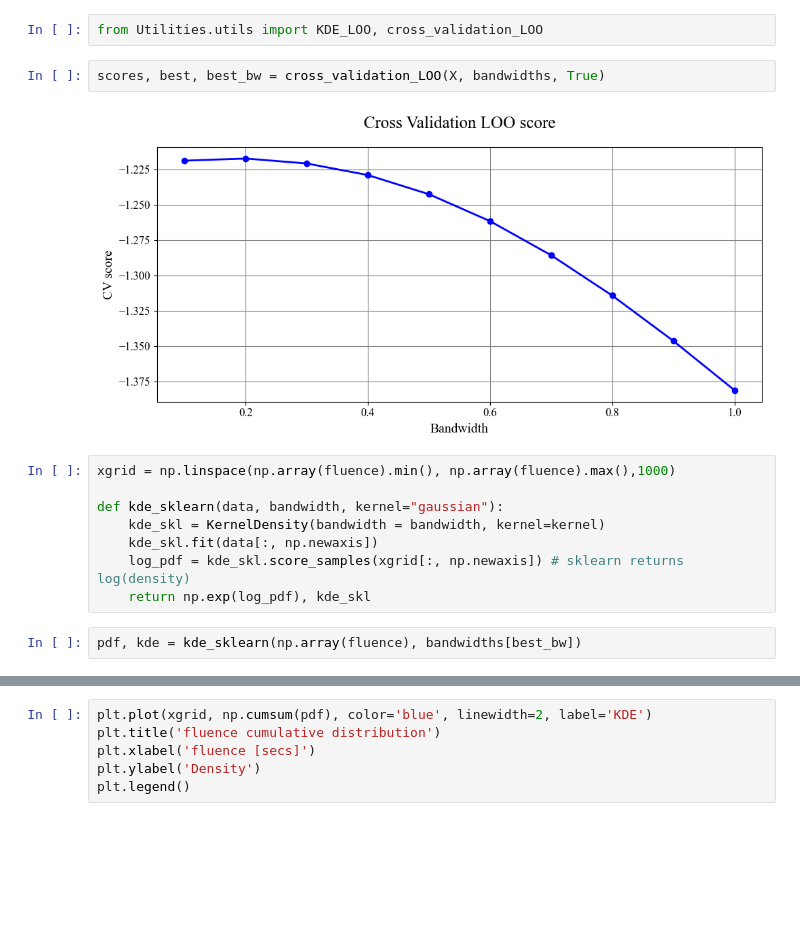
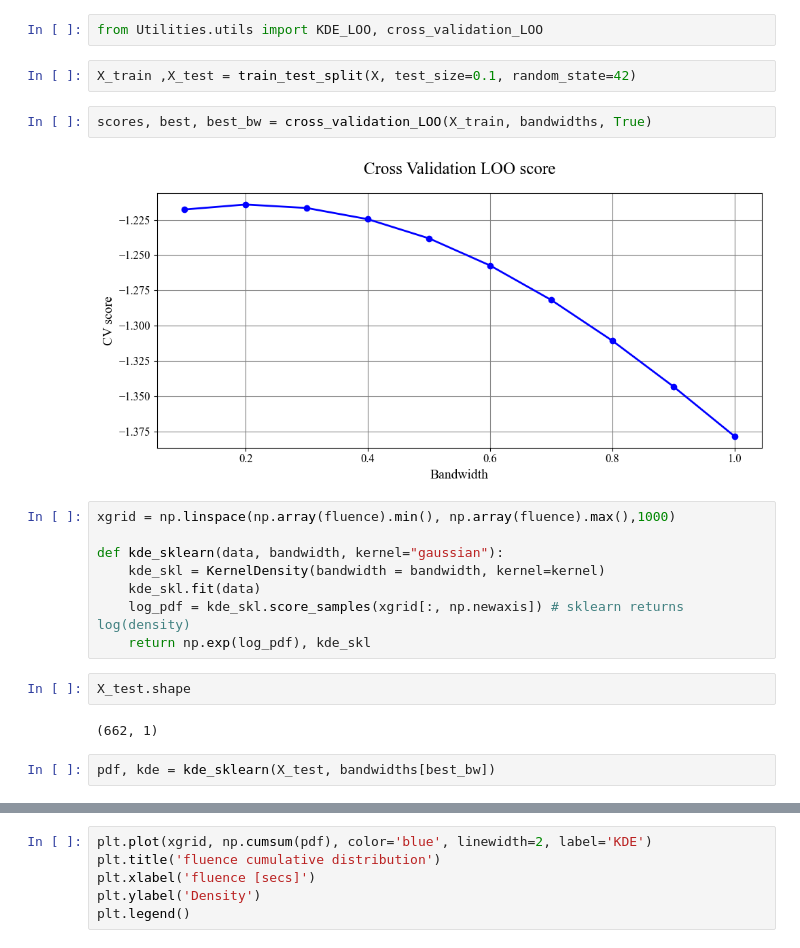
Before and after one commit to Richardforphys/AstroStatistics, a Jupyter notebook: AML/Notebooks/AstroStatistics/ML/GammaRayBursts/Fluence.ipynb, the cells around one changed output, grey strips where cells are left out. Drawn from its saved outputs; the diff is of its cells as text; blank space fills up the shorter version.

```diff
--- a/AML/Notebooks/AstroStatistics/ML/GammaRayBursts/Fluence.ipynb
+++ b/AML/Notebooks/AstroStatistics/ML/GammaRayBursts/Fluence.ipynb
@@ -40,20 +40,26 @@ X = fluence.reshape((-1,1))
 bandwidths = np.linspace(0.1,1,10)
 # %%
 from Utilities.utils import KDE_LOO, cross_validation_LOO
+# %%
+X_train ,X_test = train_test_split(X, test_size=0.1, random_state=42)
 # %%
-scores, best, best_bw = cross_validation_LOO(X, bandwidths, True)
+scores, best, best_bw = cross_validation_LOO(X_train, bandwidths, True)
 # %% [output]
-[figure, old version]
+[figure, new version]
 # %%
 xgrid = np.linspace(np.array(fluence).min(), np.array(fluence).max(),1000)
 
 def kde_sklearn(data, bandwidth, kernel="gaussian"):
     kde_skl = KernelDensity(bandwidth = bandwidth, kernel=kernel)
-    kde_skl.fit(data[:, np.newaxis])
+    kde_skl.fit(data)
     log_pdf = kde_skl.score_samples(xgrid[:, np.newaxis]) # sklearn returns log(density)
     return np.exp(log_pdf), kde_skl
+# %%
+X_test.shape
+# %% [output]
+(662, 1)
 # %%
-pdf, kde = kde_sklearn(np.array(fluence), bandwidths[best_bw])
+pdf, kde = kde_sklearn(X_test, bandwidths[best_bw])
 # %%
 plt.plot(xgrid, pdf, color='blue', linewidth=2, label='KDE')
 counts, bins, _ = plt.hist(fluence, bins='scott', density=True, histtype='barstacked', edgecolor='black', color='blue', alpha=0.5)
```
Also changed, not shown: parts of 10 cells of this notebook, 7 other files.
